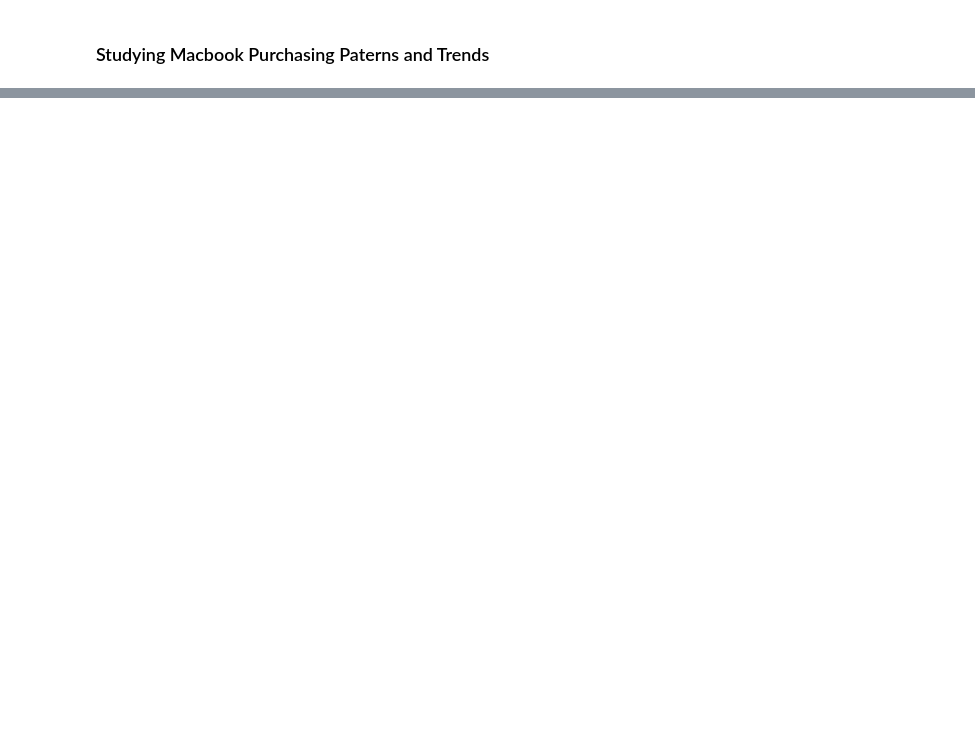
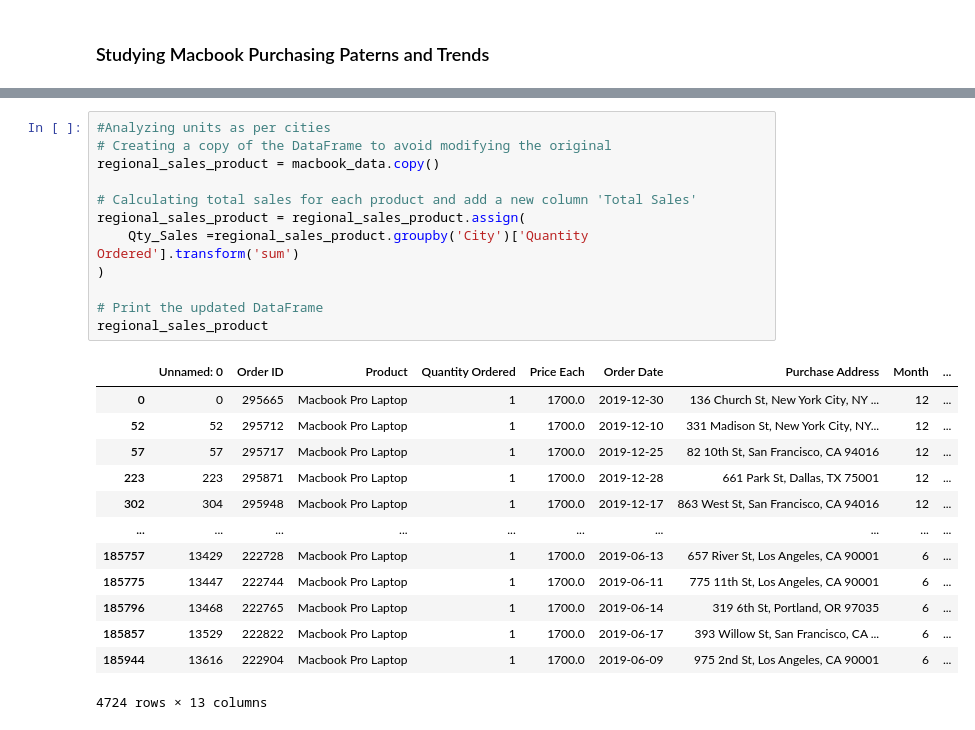
Before and after one commit to aseemarora08/PersonalProjects, a Jupyter notebook: Python/sales_data_project.ipynb, the cells around one changed output, grey strips where cells are left out. Cells and saved outputs as stored; diff of their text form; blank space fills up the shorter version.

```diff
--- a/Python/sales_data_project.ipynb
+++ b/Python/sales_data_project.ipynb
@@ -255,0 +297,26 @@ total_sales_plot
+# %%
+#Analyzing units as per cities
+# Creating a copy of the DataFrame to avoid modifying the original
+regional_sales_product = macbook_data.copy()
+
+# Calculating total sales for each product and add a new column 'Total Sales'
+regional_sales_product = regional_sales_product.assign(
+    Qty_Sales =regional_sales_product.groupby('City')['Quantity Ordered'].transform('sum')
+)
+
+# Print the updated DataFrame
+regional_sales_product
+# %% [output]
+|  | Unnamed: 0 | Order ID | Product | Quantity Ordered | Price Each | Order Date | Purchase Address | Month | ... |
+| 0 | 0 | 295665 | Macbook Pro Laptop | 1 | 1700.0 | 2019-12-30 | 136 Church St, New York City, NY ... | 12 | ... |
+| 52 | 52 | 295712 | Macbook Pro Laptop | 1 | 1700.0 | 2019-12-10 | 331 Madison St, New York City, NY... | 12 | ... |
+| 57 | 57 | 295717 | Macbook Pro Laptop | 1 | 1700.0 | 2019-12-25 | 82 10th St, San Francisco, CA 94016 | 12 | ... |
+| 223 | 223 | 295871 | Macbook Pro Laptop | 1 | 1700.0 | 2019-12-28 | 661 Park St, Dallas, TX 75001 | 12 | ... |
+| 302 | 304 | 295948 | Macbook Pro Laptop | 1 | 1700.0 | 2019-12-17 | 863 West St, San Francisco, CA 94016 | 12 | ... |
+| ... | ... | ... | ... | ... | ... | ... | ... | ... | ... |
+| 185757 | 13429 | 222728 | Macbook Pro Laptop | 1 | 1700.0 | 2019-06-13 | 657 River St, Los Angeles, CA 90001 | 6 | ... |
+| 185775 | 13447 | 222744 | Macbook Pro Laptop | 1 | 1700.0 | 2019-06-11 | 775 11th St, Los Angeles, CA 90001 | 6 | ... |
+| 185796 | 13468 | 222765 | Macbook Pro Laptop | 1 | 1700.0 | 2019-06-14 | 319 6th St, Portland, OR 97035 | 6 | ... |
+| 185857 | 13529 | 222822 | Macbook Pro Laptop | 1 | 1700.0 | 2019-06-17 | 393 Willow St, San Francisco, CA ... | 6 | ... |
+| 185944 | 13616 | 222904 | Macbook Pro Laptop | 1 | 1700.0 | 2019-06-09 | 975 2nd St, Los Angeles, CA 90001 | 6 | ... |
+4724 rows × 13 columns
```
Also changed, not shown: parts of 16 cells of this notebook.
